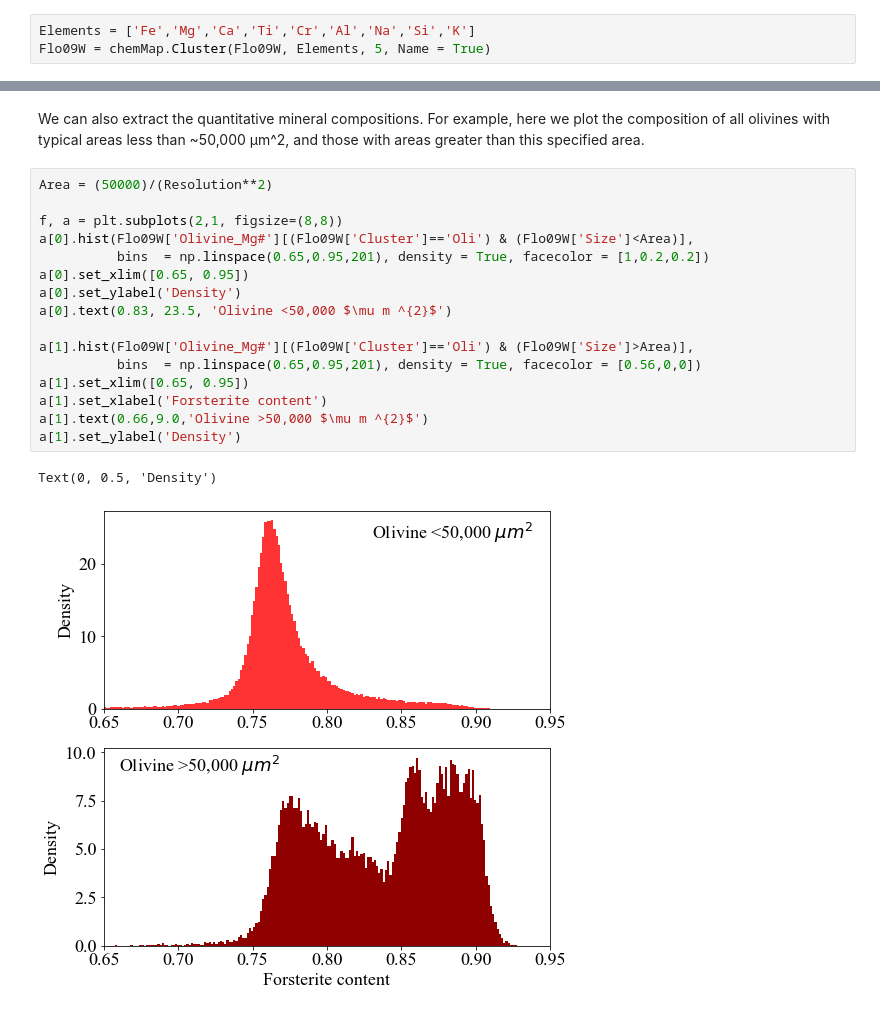
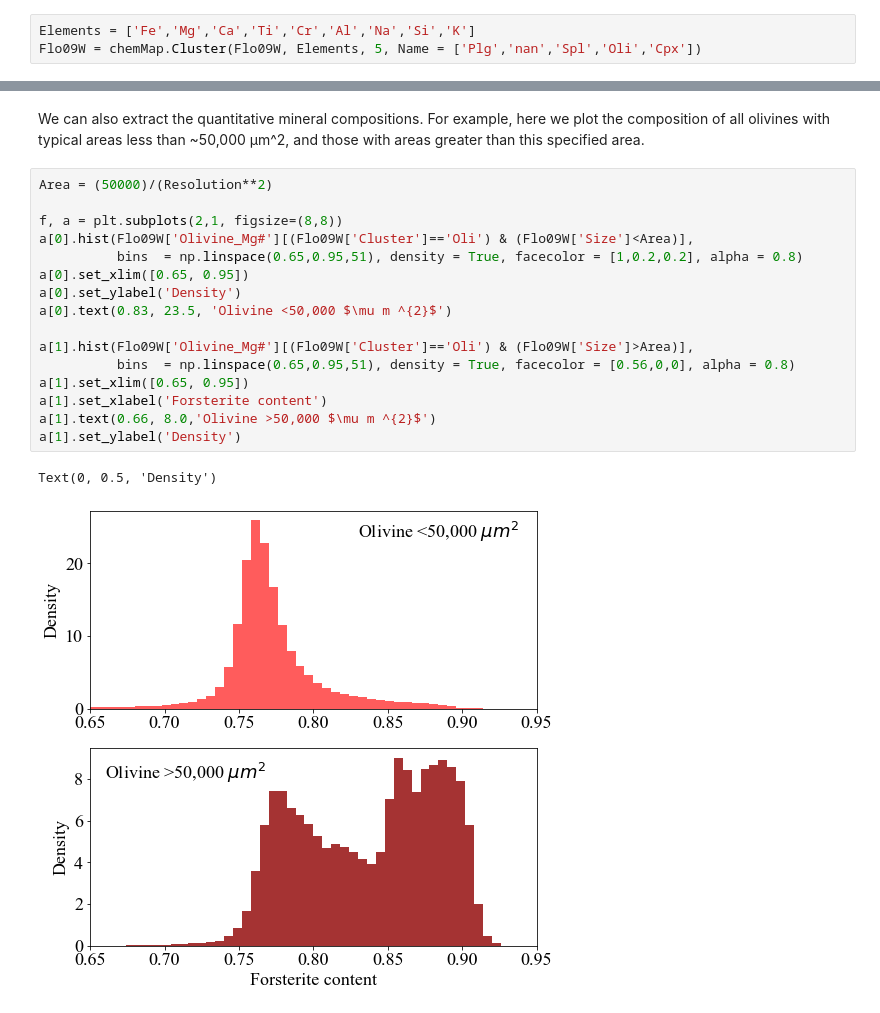
Before and after one commit to gleesonm1/chemMap, a Jupyter notebook: Examples/Floreana Lava Example.ipynb, the cells around one changed output, grey strips where cells are left out. Drawn from its saved outputs; the diff is of its cells as text.

```diff
--- a/Examples/Floreana Lava Example.ipynb
+++ b/Examples/Floreana Lava Example.ipynb
@@ -36,4 +36,4 @@ In this first example we split the pixels into 5 different clusters and plot a m
 Using the outputted count rates and prior knowledge of the sample (i.e., that it is a basaltic lava flow) it is relatively easy to identify the different mineral phases. For example, Cluster 0 contains abundant Si, Al, and Ca, but little to no Mg, indicating that this is likely plagioclase (or 'Plg' here). Cluster 1 has very low count rates for all elements and so likely represents the region surrounding the map and/or any cracks/holes within the sample (here termed 'nan' areas). Cluster 2 has low Si, but high Al, indicating that this is likely an Alumina Spinel. Cluster 4 contains high Mg and moderate Si values characteristic of olivine ('Oli'), and Cluster 4 contains high Ca, Si, Mg, Fe and Al so likely represents clinopyroxene ('Cpx').
 # %%
 Elements = ['Fe','Mg','Ca','Ti','Cr','Al','Na','Si','K']
-Flo09W = chemMap.Cluster(Flo09W, Elements, 5, Name = True)
+Flo09W = chemMap.Cluster(Flo09W, Elements, 5, Name = ['Plg','nan','Spl','Oli','Cpx'])
@@ -89,19 +71,19 @@ We can also extract the quantitative mineral compositions. For example, here we
 # %%
 Area = (50000)/(Resolution**2)
 
 f, a = plt.subplots(2,1, figsize=(8,8))
 a[0].hist(Flo09W['Olivine_Mg#'][(Flo09W['Cluster']=='Oli') & (Flo09W['Size']<Area)],
-          bins  = np.linspace(0.65,0.95,201), density = True, facecolor = [1,0.2,0.2])
+          bins  = np.linspace(0.65,0.95,51), density = True, facecolor = [1,0.2,0.2], alpha = 0.8)
 a[0].set_xlim([0.65, 0.95])
 a[0].set_ylabel('Density')
 a[0].text(0.83, 23.5, 'Olivine <50,000 $\mu m ^{2}$')
 
 a[1].hist(Flo09W['Olivine_Mg#'][(Flo09W['Cluster']=='Oli') & (Flo09W['Size']>Area)],
-          bins  = np.linspace(0.65,0.95,201), density = True, facecolor = [0.56,0,0])
+          bins  = np.linspace(0.65,0.95,51), density = True, facecolor = [0.56,0,0], alpha = 0.8)
 a[1].set_xlim([0.65, 0.95])
 a[1].set_xlabel('Forsterite content')
-a[1].text(0.66,9.0,'Olivine >50,000 $\mu m ^{2}$')
+a[1].text(0.66, 8.0,'Olivine >50,000 $\mu m ^{2}$')
 a[1].set_ylabel('Density')
 # %% [output]
 Text(0, 0.5, 'Density')
-[figure, old version]
+[figure, new version]
```
Also changed, not shown: parts of 3 cells of this notebook, 1 other file.
